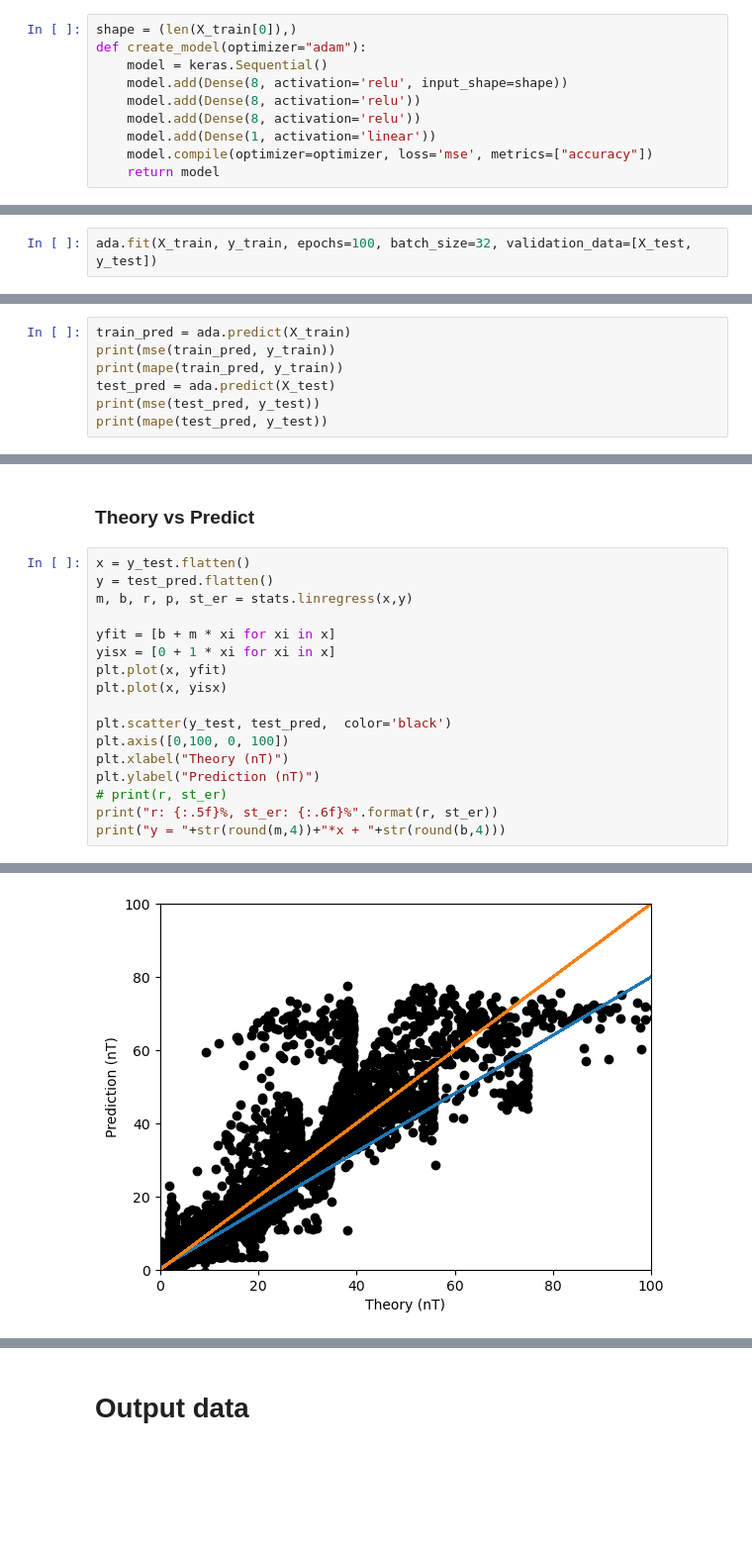
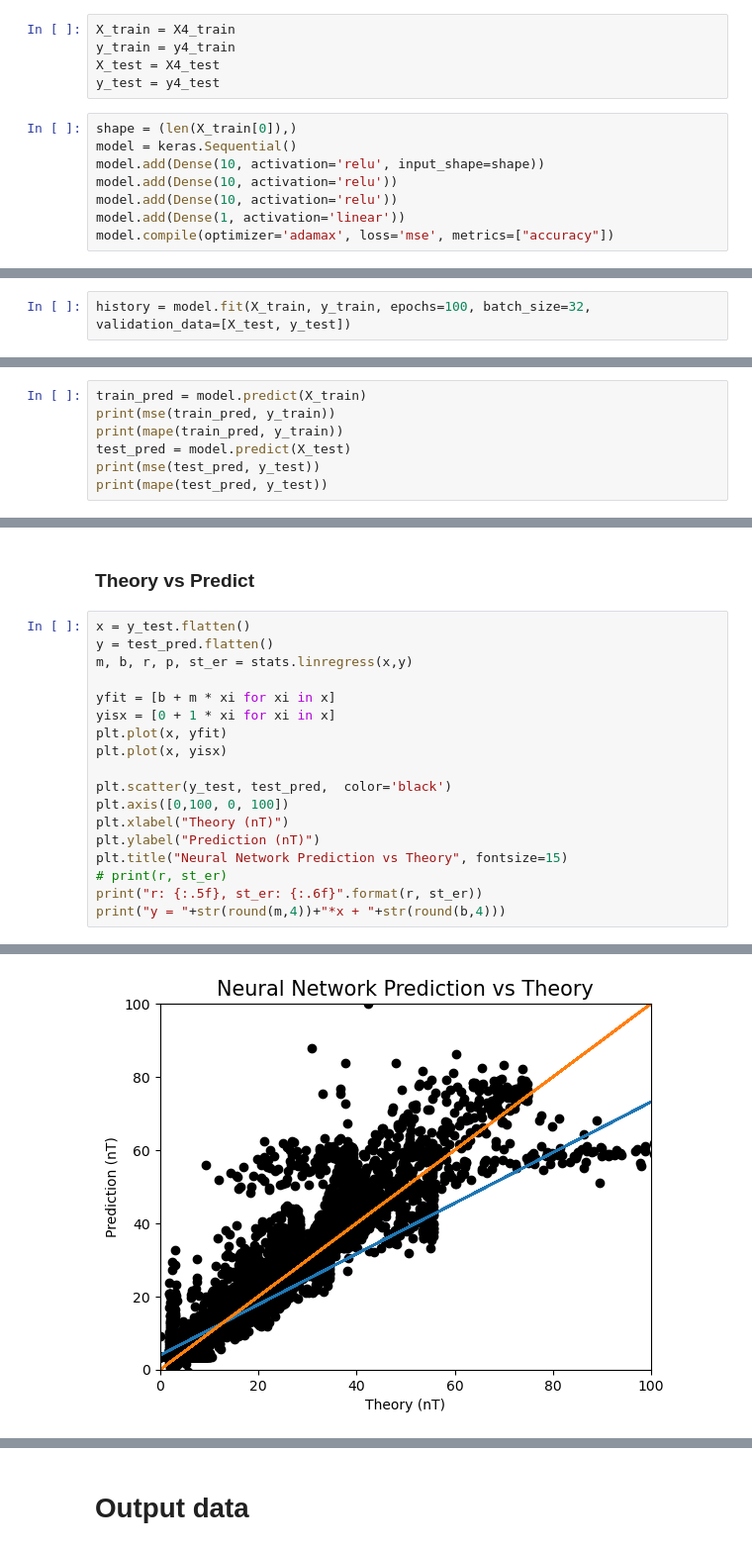
Before and after one commit to chikakoto/tdcs_thesis, a Jupyter notebook: notebooks/3.0_NN.ipynb, the cells around one changed output, grey strips where cells are left out. Shown at 99% size. Saved outputs shown, nothing was run; the diff lists cells and outputs as text; blank space fills up the shorter version.

Commit message:
Organize files. Run Nonzero 32to38 again and get erode Predict vs Theory graph.

```diff
--- a/notebooks/3.0_NN.ipynb
+++ b/notebooks/3.0_NN.ipynb
@@ -1327,10 +469,13 @@ df_test
+# %%
+X_train = X4_train
+y_train = y4_train
+X_test = X4_test
+y_test = y4_test
 # %%
 shape = (len(X_train[0]),)
-def create_model(optimizer="adam"):
-    model = keras.Sequential()
-    model.add(Dense(8, activation='relu', input_shape=shape))
-    model.add(Dense(8, activation='relu'))
-    model.add(Dense(8, activation='relu'))
-    model.add(Dense(1, activation='linear'))
-    model.compile(optimizer=optimizer, loss='mse', metrics=["accuracy"])
-    return model
+model = keras.Sequential()
+model.add(Dense(10, activation='relu', input_shape=shape))
+model.add(Dense(10, activation='relu'))
+model.add(Dense(10, activation='relu'))
+model.add(Dense(1, activation='linear'))
+model.compile(optimizer='adamax', loss='mse', metrics=["accuracy"])
@@ -1343,3 +482,3 @@ ada = AdaBoostRegressor(base_estimator=estimator, random_state=1)
 # %%
-ada.fit(X_train, y_train, epochs=100, batch_size=32, validation_data=[X_test, y_test])
+history = model.fit(X_train, y_train, epochs=100, batch_size=32, validation_data=[X_test, y_test])
 # %% [output]
@@ -1363,8 +502,8 @@ Epoch 250/250
 # %%
-train_pred = ada.predict(X_train)
+train_pred = model.predict(X_train)
 print(mse(train_pred, y_train))
 print(mape(train_pred, y_train))
-test_pred = ada.predict(X_test)
+test_pred = model.predict(X_test)
 print(mse(test_pred, y_test))
 print(mape(test_pred, y_test))
 # %% [output]
@@ -1471,7 +612,8 @@ plt.scatter(y_test, test_pred,  color='black')
 plt.axis([0,100, 0, 100])
 plt.xlabel("Theory (nT)")
 plt.ylabel("Prediction (nT)")
+plt.title("Neural Network Prediction vs Theory", fontsize=15)
 # print(r, st_er)
-print("r: {:.5f}%, st_er: {:.6f}%".format(r, st_er))
+print("r: {:.5f}, st_er: {:.6f}".format(r, st_er))
 print("y = "+str(round(m,4))+"*x + "+str(round(b,4)))
 # %% [output]
@@ -1480 +622 @@ y = 0.7959*x + 0.3686
-[figure, old version]
+[figure, new version]
```
Also changed, not shown: parts of 214 cells of this notebook, 8 other files.
